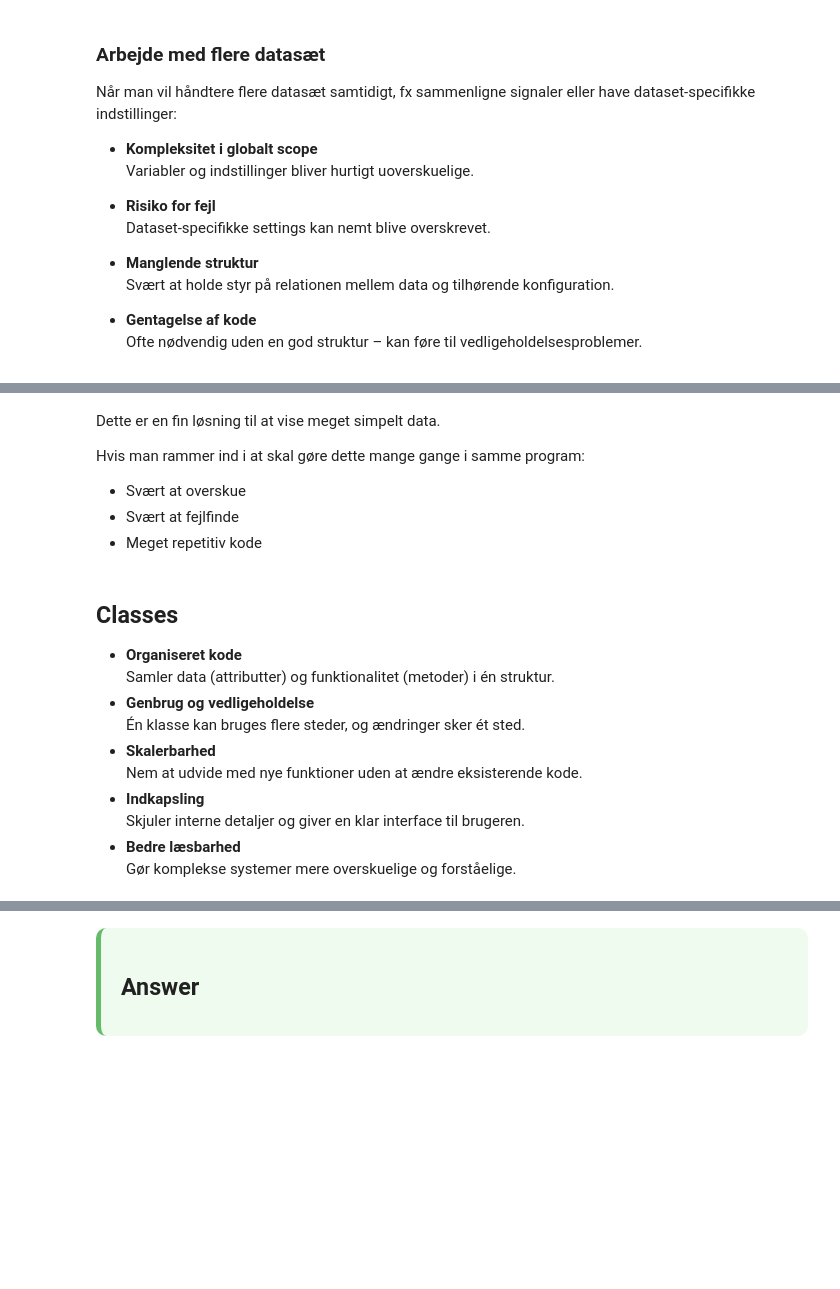
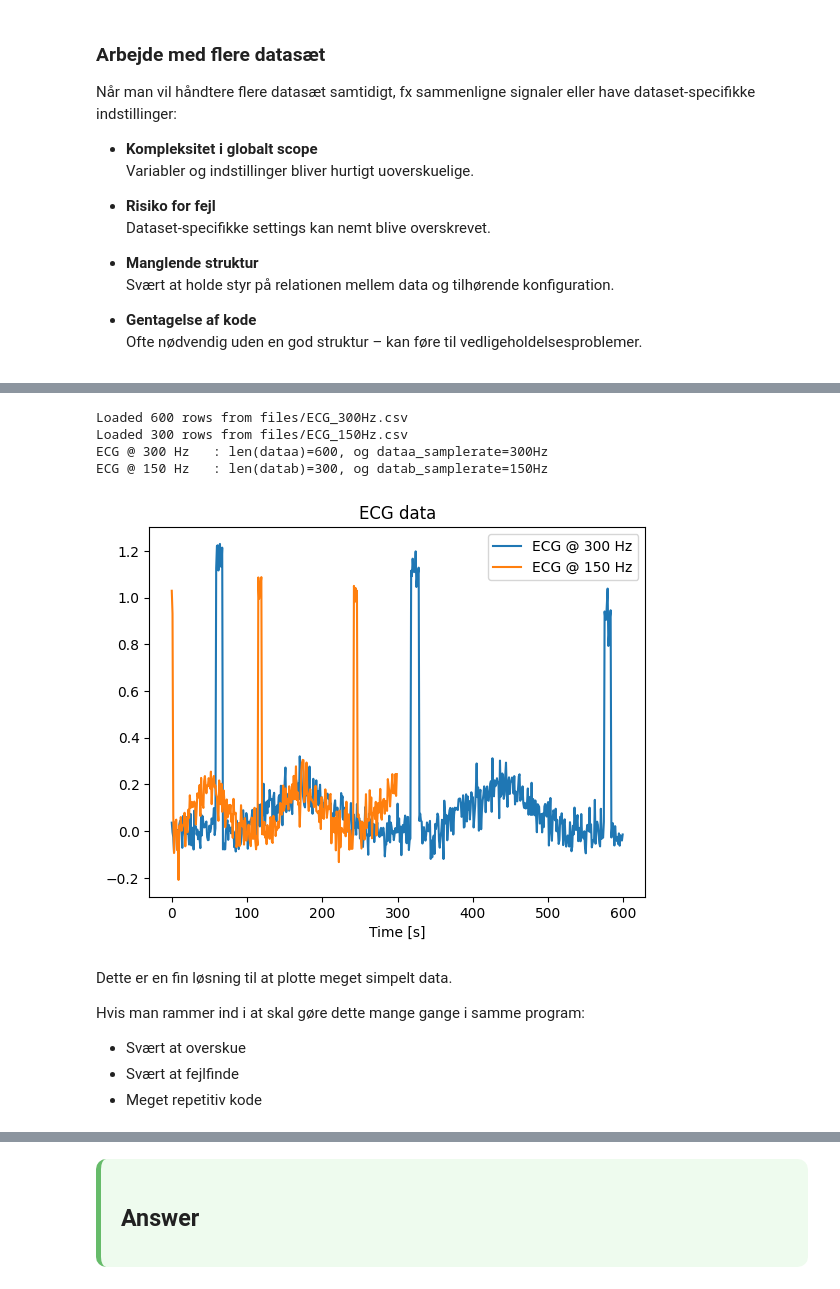
Before and after one commit to AAU-ST2-Programming/oop_3, a Jupyter notebook: oop3_AP-LoadData.ipynb, the cells around one changed output, grey strips where cells are left out. Cells and saved outputs as stored; diff of their text form; code cells hidden in the pictures; blank space fills up the shorter version.

```diff
--- a/oop3_AP-LoadData.ipynb
+++ b/oop3_AP-LoadData.ipynb
@@ -573,22 +516,58 @@ ECG @ 150 Hz   : len(datab)=300, og datab_samplerate=150Hz
+# %%
+class DataModel2:
+    def __init__(self, filename: str, fs: int):
+        self.filename = filename
+        self.fs = fs
+        self.data: list | None = None
+        self.header: str | None = None
+        self.label = f"ECG @ {fs:.0f} Hz"
+
+    def load_data(self):
+        data: list[float] = []
+        with open(self.filename, "r") as f:
+            header =f.readline().strip()  # Skip header line
+            for line in f:
+                parts = line.split(",")
+                data.append(float(parts[1]))
+            self.data = data
+            self.header = header
+        print(f"Loaded {len(data)} rows from {self.filename}")
+        self.header = header
+        data = data
+        return data
+# %%
+
+dataa_samplerate = 300
+datab_samplerate = 150
+model_a = DataModel2("files/ECG_300Hz.csv", fs =300)
+dataa = model_a.load_data()
+model_b = DataModel2("files/ECG_150Hz.csv", fs=150)
+datab = model_b.load_data()
+labelb = f"ECG @ {datab_samplerate} Hz"
+
+print(f"{model_a.label:15}: {len(dataa)=}, og {dataa_samplerate=}Hz")
+print(f"{model_b.label:15}: {len(datab)=}, og {datab_samplerate=}Hz")
+# %% [output]
+Loaded 600 rows from files/ECG_300Hz.csv
+Loaded 300 rows from files/ECG_150Hz.csv
+ECG @ 300 Hz   : len(dataa)=600, og dataa_samplerate=300Hz
+ECG @ 150 Hz   : len(datab)=300, og datab_samplerate=150Hz
+# %%
+
+plt.plot(dataa, label=model_a.label)
+plt.plot(datab, label=model_b.label)
+plt.title("ECG data")
+plt.legend()
+plt.xlabel("Time [s]")
+plt.show()
+# %% [output]
+[figure, added]
 # %% [markdown]
-Dette er en fin løsning til at vise meget simpelt data.
+Dette er en fin løsning til at plotte meget simpelt data.
 
 Hvis man rammer ind i at skal gøre dette mange gange i samme program:
 - Svært at overskue
 - Svært at fejlfinde
 - Meget repetitiv kode
-# %% [markdown]
-## Classes
-
-*   **Organiseret kode**
-    Samler data (attributter) og funktionalitet (metoder) i én struktur.
-*   **Genbrug og vedligeholdelse**
-    Én klasse kan bruges flere steder, og ændringer sker ét sted.
-*   **Skalerbarhed**
-    Nem at udvide med nye funktioner uden at ændre eksisterende kode.
-*   **Indkapsling**
-    Skjuler interne detaljer og giver en klar interface til brugeren.
-*   **Bedre læsbarhed**
-    Gør komplekse systemer mere overskuelige og forståelige.
 # %%
 class Signal:
```
Also changed, not shown: parts of 24 cells of this notebook, 2 other files.
